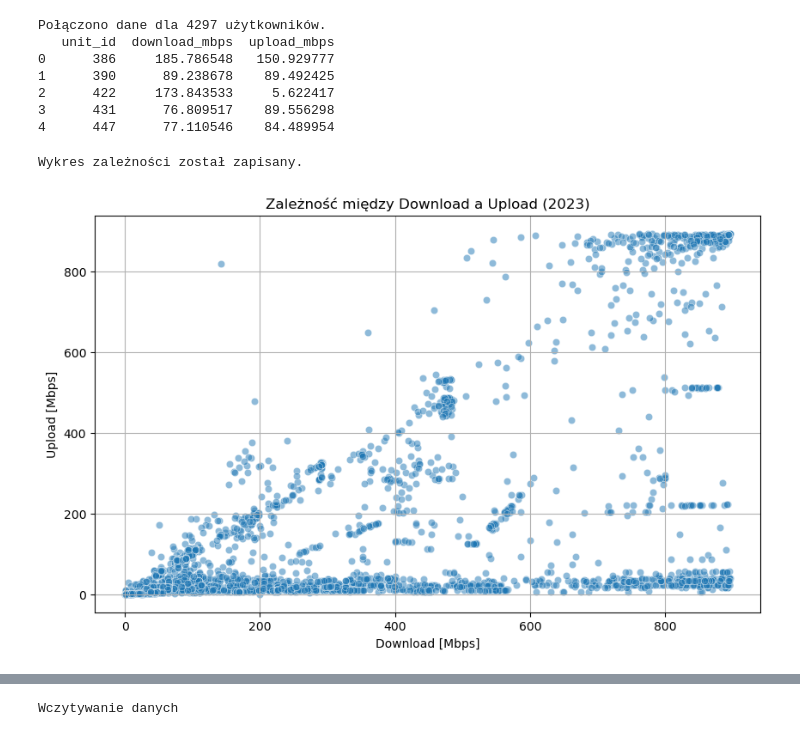
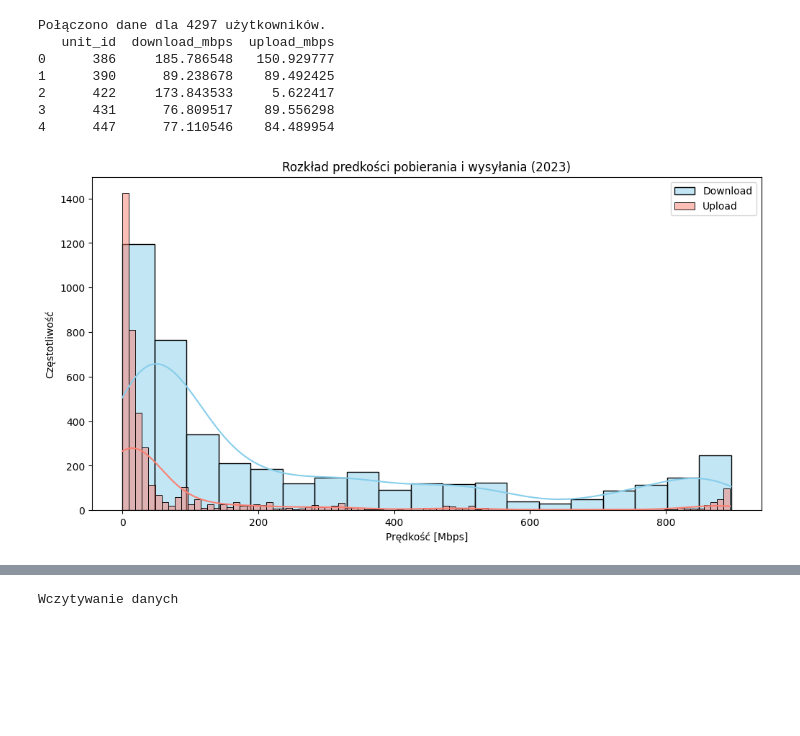
Before and after one commit to MK396/PAMSI, a Jupyter notebook: Projekt1.ipynb, the cells around one changed output, grey strips where cells are left out. Saved outputs shown, nothing was run; the diff lists cells and outputs as text; code cells hidden in the pictures; blank space fills up the shorter version.

Commit message:
dodanie projektu

```diff
--- a/Projekt1.ipynb
+++ b/Projekt1.ipynb
@@ -6,8 +6,8 @@ import seaborn as sns
 # DANE 2023
 # %%
 print("Wczytywanie danych")
-df_dl_2023 = pd.read_csv(r'C:\Users\mikol\Desktop\PAMSI\Projekt1\data-raw-2023-feb\202302\curr_httpgetmt.csv')
-df_ul_2023 = pd.read_csv(r'C:\Users\mikol\Desktop\PAMSI\Projekt1\data-raw-2023-feb\202302\curr_httppostmt.csv')
+df_dl_2023 = pd.read_csv(r'data-raw-2023-feb\202302\curr_httpgetmt.csv')
+df_ul_2023 = pd.read_csv(r'data-raw-2023-feb\202302\curr_httppostmt.csv')
 # %% [output]
 Wczytywanie danych
 # %%
@@ -67,16 +67,14 @@ Połączono dane dla 4297 użytkowników.
 2      422     173.843533     5.622417
 3      431      76.809517    89.556298
 4      447      77.110546    84.489954
-# %%
-# Wykres zależności Upload od Download
-plt.figure(figsize=(10, 6))
-sns.scatterplot(data=df_final_2023, x='download_mbps', y='upload_mbps', alpha=0.5)
-plt.title('Zależność między Download a Upload (2023)')
-plt.xlabel('Download [Mbps]')
-plt.ylabel('Upload [Mbps]')
-plt.grid(True)
-plt.savefig('zaleznosc_dl_ul.png')
-print("Wykres zależności został zapisany.")
-# %% [output]
-Wykres zależności został zapisany.
-[figure, removed]
+# %%
+plt.figure(figsize=(12, 6))
+sns.histplot(df_final_2023['download_mbps'], color="skyblue", label="Download", kde=True)
+sns.histplot(df_final_2023['upload_mbps'], color="salmon", label="Upload", kde=True)
+plt.title('Rozkład predkości pobierania i wysyłania (2023)')
+plt.xlabel('Prędkość [Mbps]')
+plt.ylabel('Częstotliwość')
+plt.legend()
+plt.savefig('Rozkład_download_upload.png')
+# %% [output]
+[figure, added]
```
Also changed, not shown: parts of 14 cells of this notebook, 2 other files.
